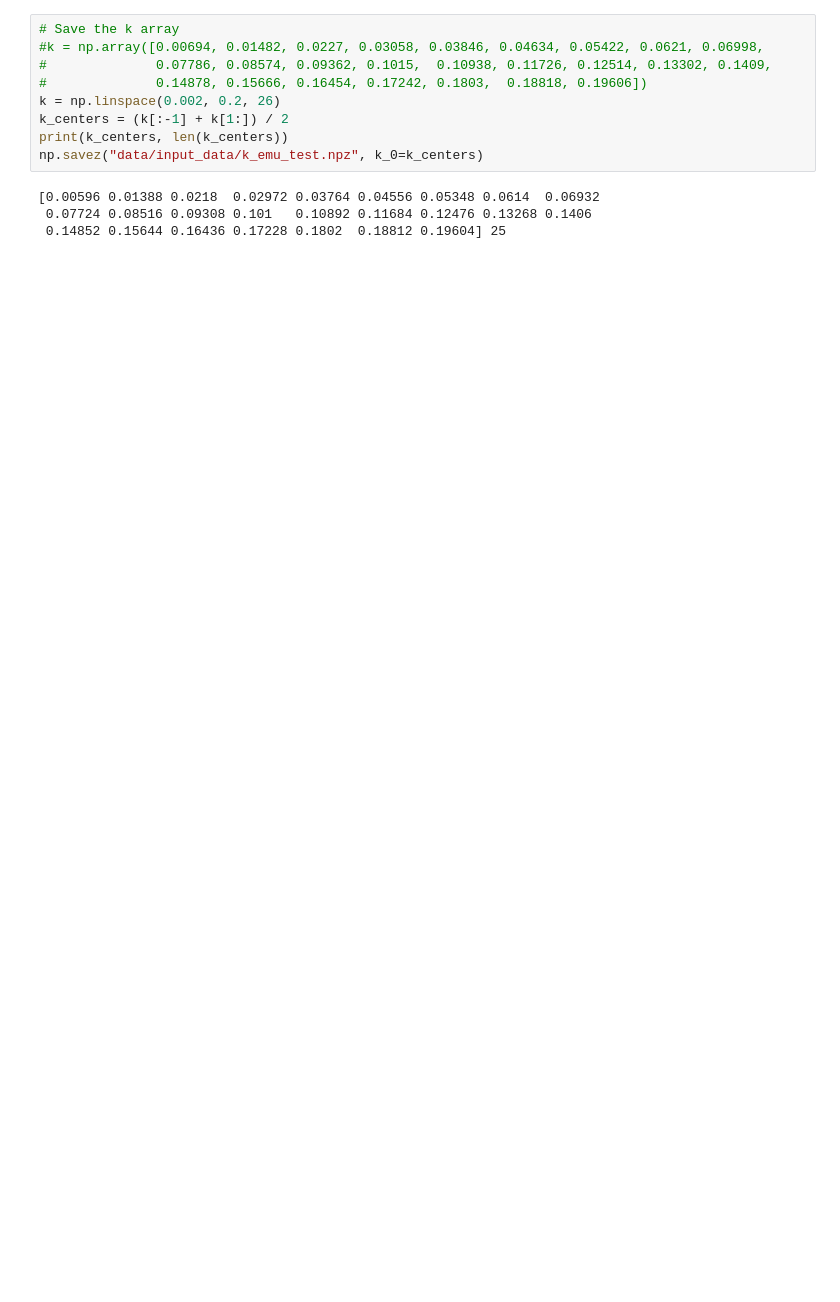
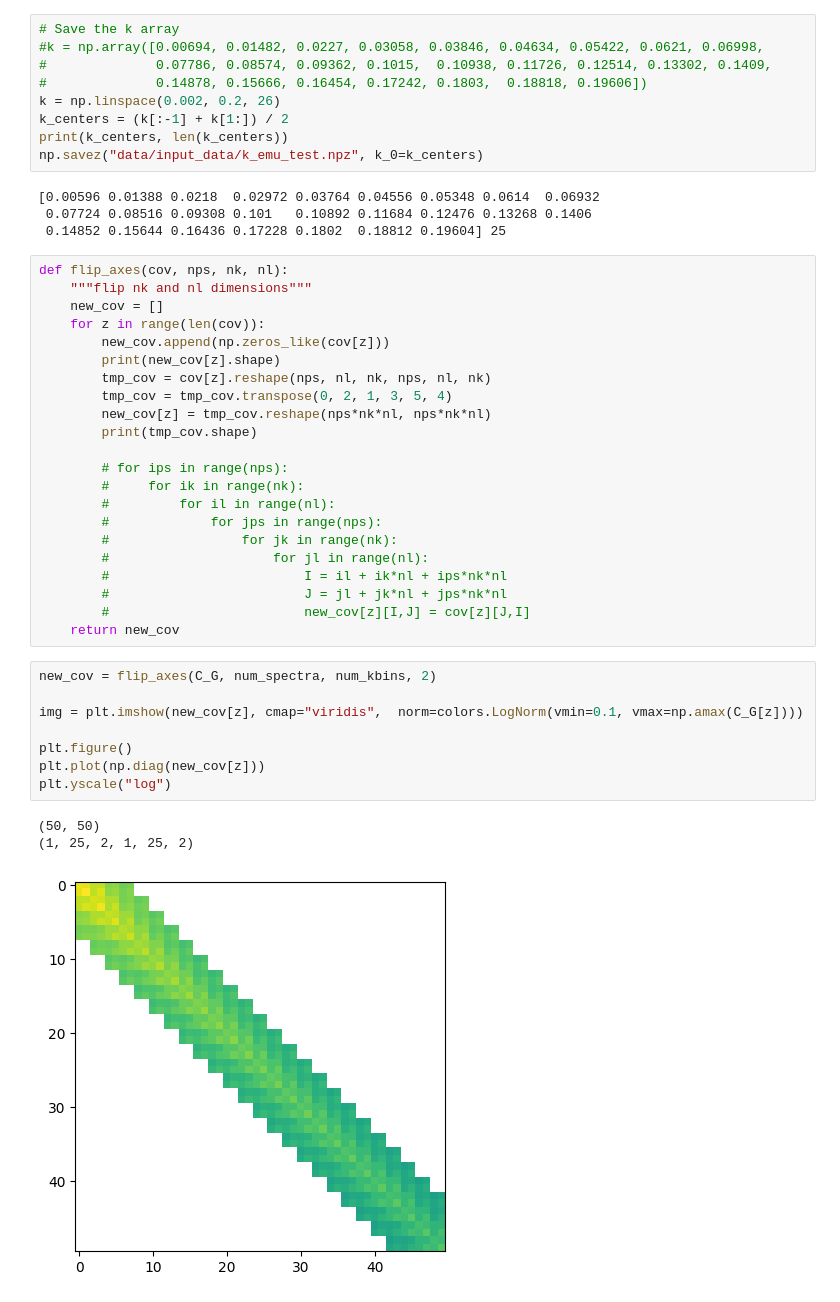
Before and after one commit to jadamo/covapt_mt, a Jupyter notebook: test_mt_covapt.ipynb, the cells around one changed output. Saved outputs shown, nothing was run; the diff lists cells and outputs as text; blank space fills up the shorter version.

Commit message:
added method to flip element orientations

```diff
--- a/test_mt_covapt.ipynb
+++ b/test_mt_covapt.ipynb
@@ -240,3 +224,37 @@ np.savez("data/input_data/k_emu_test.npz", k_0=k_centers)
 [0.00596 0.01388 0.0218  0.02972 0.03764 0.04556 0.05348 0.0614  0.06932
  0.07724 0.08516 0.09308 0.101   0.10892 0.11684 0.12476 0.13268 0.1406
  0.14852 0.15644 0.16436 0.17228 0.1802  0.18812 0.19604] 25
+# %%
+def flip_axes(cov, nps, nk, nl):
+    """flip nk and nl dimensions"""
+    new_cov = []
+    for z in range(len(cov)):
+        new_cov.append(np.zeros_like(cov[z]))
+        print(new_cov[z].shape)
+        tmp_cov = cov[z].reshape(nps, nl, nk, nps, nl, nk)
+        tmp_cov = tmp_cov.transpose(0, 2, 1, 3, 5, 4)
+        new_cov[z] = tmp_cov.reshape(nps*nk*nl, nps*nk*nl)
+        print(tmp_cov.shape)
+
+        # for ips in range(nps):
+        #     for ik in range(nk):
+        #         for il in range(nl):
+        #             for jps in range(nps):
+        #                 for jk in range(nk):
+        #                     for jl in range(nl):
+        #                         I = il + ik*nl + ips*nk*nl
+        #                         J = jl + jk*nl + jps*nk*nl
+        #                         new_cov[z][I,J] = cov[z][J,I]
+    return new_cov
+# %%
+new_cov = flip_axes(C_G, num_spectra, num_kbins, 2)
+
+img = plt.imshow(new_cov[z], cmap="viridis",  norm=colors.LogNorm(vmin=0.1, vmax=np.amax(C_G[z])))
+
+plt.figure()
+plt.plot(np.diag(new_cov[z]))
+plt.yscale("log")
+# %% [output]
+(50, 50)
+(1, 25, 2, 1, 25, 2)
+[figure, added]
```
Also changed, not shown: parts of 8 cells of this notebook, 4 other files.
